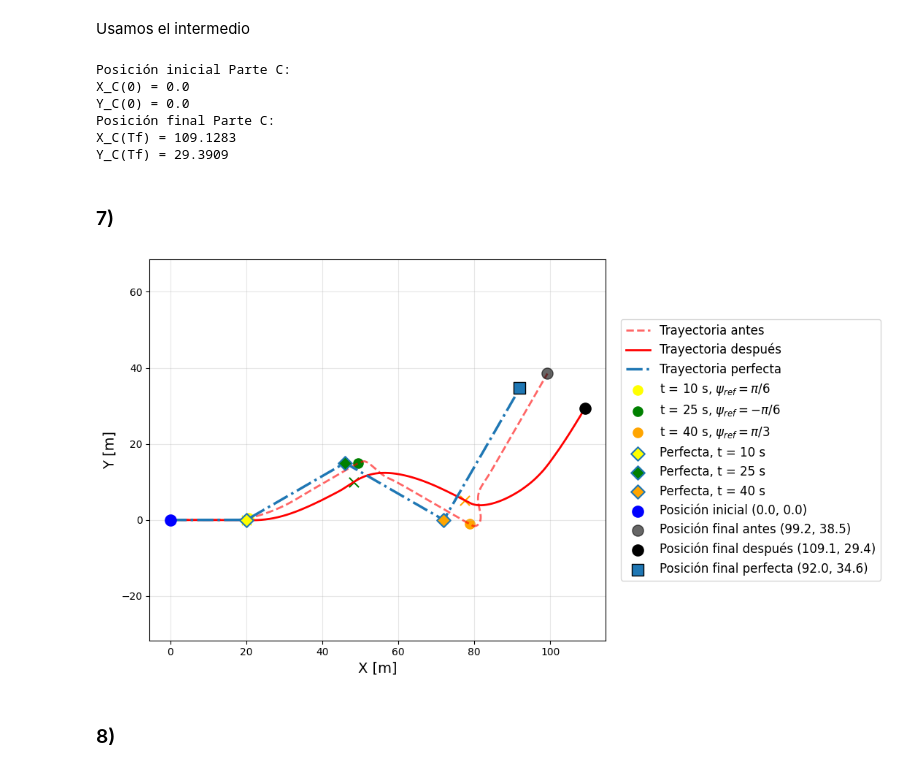
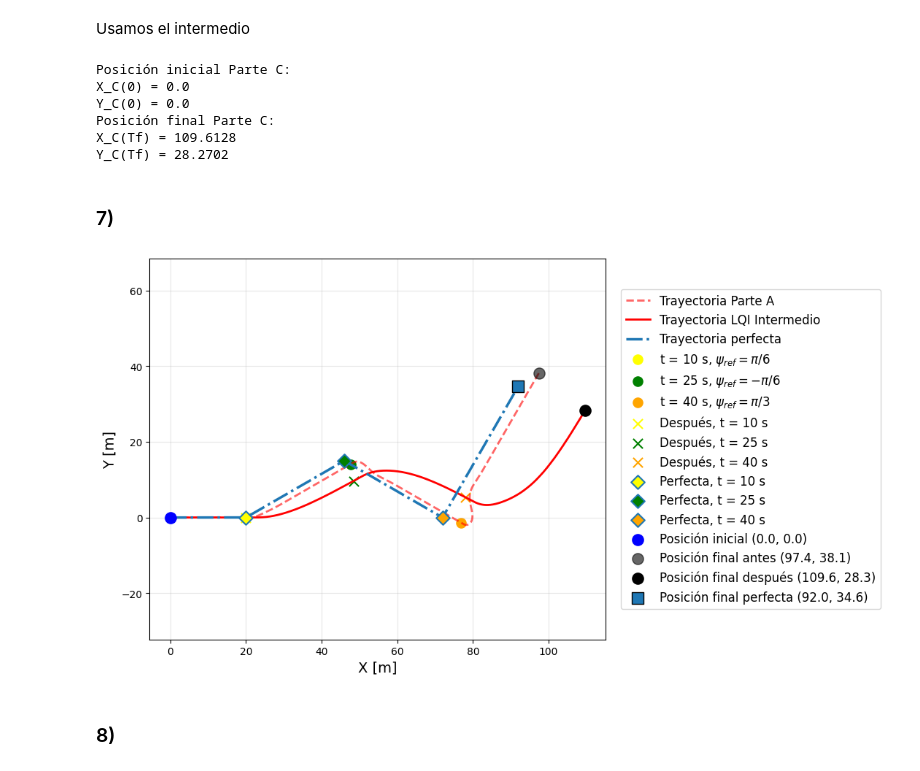
Before and after one commit to teomk/Control-TP2, a Jupyter notebook: ParteC.ipynb, the cells around one changed output. Drawn from its saved outputs; the diff is of its cells as text; code cells hidden in the pictures.

```diff
--- a/ParteC.ipynb
+++ b/ParteC.ipynb
@@ -251,27 +313,11 @@ Usamos el intermedio
 u0 = 2.0
 
 result_C = results["INTERMEDIO"]
+trayectoria_C = trayectorias_lqi["INTERMEDIO"]
 
-T_C = result_C["T"]
-v_C = result_C["v"]
-psi_C = result_C["psi"]
-
-v_interp_C = interp1d(T_C, v_C, kind="linear")
-psi_interp_C = interp1d(T_C, psi_C, kind="linear")
-
-def cinematica_C(t, state):
-    v_t = float(v_interp_C(t))
-    psi_t = float(psi_interp_C(t))
-
-    dX = u0 * np.cos(psi_t) - v_t * np.sin(psi_t)
-    dY = u0 * np.sin(psi_t) + v_t * np.cos(psi_t)
-
-    return [dX, dY]
-
-sol_C = solve_ivp( cinematica_C, [T_C[0], T_C[-1]], [0.0, 0.0], t_eval=T_C)
-
-X_C = sol_C.y[0]
-Y_C = sol_C.y[1]
+T_C = trayectoria_C["T"]
+X_C = trayectoria_C["X"]
+Y_C = trayectoria_C["Y"]
 
 print("Posición inicial Parte C:")
 print("X_C(0) =", X_C[0])
@@ -285,8 +331,8 @@ Posición inicial Parte C:
 X_C(0) = 0.0
 Y_C(0) = 0.0
 Posición final Parte C:
-X_C(Tf) = 109.1283
-Y_C(Tf) = 29.3909
+X_C(Tf) = 109.6128
+Y_C(Tf) = 28.2702
 # %% [markdown]
 ### 7)
 # %%
@@ -303,41 +349,41 @@ Y_perfect = np.concatenate(([Y_B[0]], Y_B[0] + np.cumsum(u0 * np.sin(psi_ref[:-1
 
 
 plt.figure(figsize=(11, 6))
-plt.plot(X_B, Y_B, color='red', linestyle='--', linewidth=2, label='Trayectoria antes', alpha=0.6)
-plt.plot(X_C, Y_C, color='red', linewidth=2, label='Trayectoria después')
+plt.plot(X_B, Y_B, color='red', linestyle='--', linewidth=2, label='Trayectoria Parte A', alpha=0.6)
+plt.plot(X_C, Y_C, color='red', linewidth=2, label='Trayectoria LQI Intermedio')
 plt.plot(X_perfect, Y_perfect, color='tab:blue', linestyle='-.', linewidth=2.5, label='Trayectoria perfecta')
 
 
 colors = ['yellow', 'green', 'orange']
 plt.scatter(X_B[idx_10], Y_B[idx_10], s=90, label=r"t = 10 s, $\psi_{ref}=\pi/6$", marker='o', color=colors[0])
 plt.scatter(X_B[idx_25], Y_B[idx_25], s=90, label=r"t = 25 s, $\psi_{ref}=-\pi/6$", marker='o', color=colors[1])
 plt.scatter(X_B[idx_40], Y_B[idx_40], s=90, label=r"t = 40 s, $\psi_{ref}=\pi/3$", marker='o', color=colors[2])
 
-plt.scatter(X_C[idx_10], Y_C[idx_10], s=90, color=colors[0], marker='x')
-plt.scatter(X_C[idx_25], Y_C[idx_25], s=90, color=colors[1], marker='x')
-plt.scatter(X_C[idx_40], Y_C[idx_40], s=90, color=colors[2], marker='x')
+plt.scatter(X_C[idx_10], Y_C[idx_10], s=90, label=r"Después, t = 10 s", marker='x', color=colors[0])
+plt.scatter(X_C[idx_25], Y_C[idx_25], s=90, label=r"Después, t = 25 s", marker='x', color=colors[1])
+plt.scatter(X_C[idx_40], Y_C[idx_40], s=90, label=r"Después, t = 40 s", marker='x', color=colors[2])
 
 plt.scatter(X_perfect[idx_10], Y_perfect[idx_10], s=90, label=r"Perfecta, t = 10 s", marker='D', color=colors[0], edgecolors='tab:blue', linewidths=1.5, zorder=4)
 plt.scatter(X_perfect[idx_25], Y_perfect[idx_25], s=90, label=r"Perfecta, t = 25 s", marker='D', color=colors[1], edgecolors='tab:blue', linewidths=1.5, zorder=4)
 plt.scatter(X_perfect[idx_40], Y_perfect[idx_40], s=90, label=r"Perfecta, t = 40 s", marker='D', color=colors[2], edgecolors='tab:blue', linewidths=1.5, zorder=4)
 
 
 plt.scatter(X_B[0], Y_B[0], color='blue', s=120, label=f'Posición inicial ({X_B[0]:.1f}, {Y_B[0]:.1f})', zorder=3)
 plt.scatter(X_B[-1], Y_B[-1], color='black', s=120, label=f'Posición final antes ({X_B[-1]:.1f}, {Y_B[-1]:.1f})', zorder=3, alpha=0.6)
 plt.scatter(X_C[-1], Y_C[-1], color='black', s=120, label=f'Posición final después ({X_C[-1]:.1f}, {Y_C[-1]:.1f})', zorder=3)
 plt.scatter(X_perfect[-1], Y_perfect[-1], color='tab:blue', s=120, label=f'Posición final perfecta ({X_perfect[-1]:.1f}, {Y_perfect[-1]:.1f})', marker='s', edgecolors='black', linewidths=1.0, zorder=4)
 plt.xlabel('X [m]', fontsize=fontsize)
 plt.ylabel('Y [m]', fontsize=fontsize)
 plt.grid(True, alpha=0.3)
 plt.axis('equal')
 plt.legend(fontsize=fontsize - 2, loc='center left', bbox_to_anchor=(1.02, 0.5))
 plt.tight_layout()
 if not os.path.exists("plots"):
     os.makedirs("plots")
 plt.savefig("plots/parteC_trayectoria.png", dpi=300, bbox_inches='tight')
 plt.show()
 # %% [output]
-[figure, old version]
+[figure, new version]
 # %% [markdown]
 ### 8)
 # %% [markdown]
```
Also changed, not shown: parts of 10 cells of this notebook, 14 other files.
